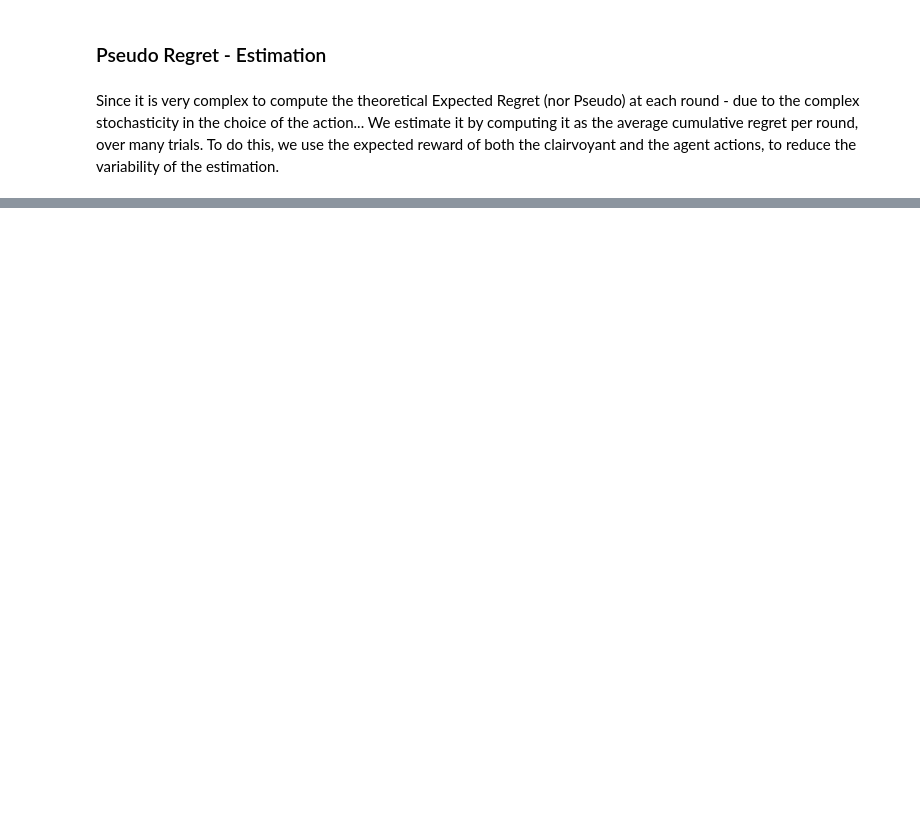
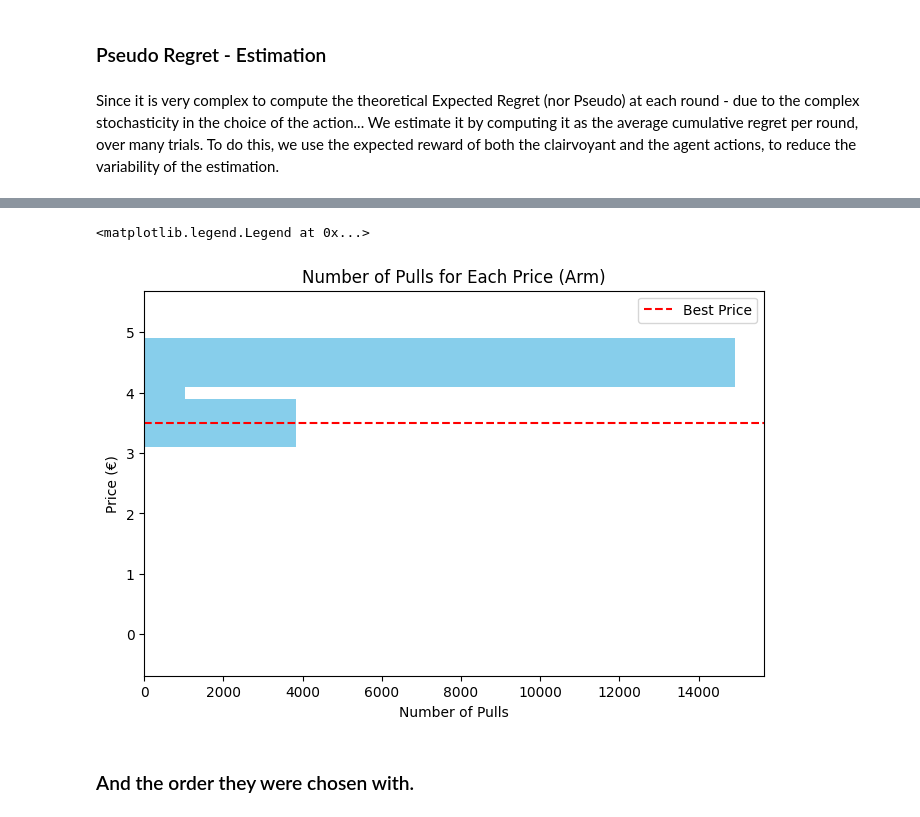
Before and after one commit to peetceenatoo/online-learning, a Jupyter notebook: R1.ipynb, the cells around one changed output, grey strips where cells are left out. Saved outputs shown, nothing was run; the diff lists cells and outputs as text; code cells hidden in the pictures; blank space fills up the shorter version.

```diff
--- a/R1.ipynb
+++ b/R1.ipynb
@@ -302,0 +490,14 @@ plt.legend()
+# %%
+# --- Chosen arms on the alst trial ---
+plt.figure(figsize=(8, 5))
+plt.barh(P, ucb_like_agent.N_pulls, color='skyblue')  # Usa i prezzi come y invece degli indici
+plt.axhline(P[best_realized_index], color='red', linestyle='--', label='Best Price')  # Linea orizzontale al prezzo migliore
+plt.xlabel('Number of Pulls')
+plt.ylabel('Price (€)')
+plt.title('Number of Pulls for Each Price (Arm)')
+plt.legend()
+# %% [output]
+<matplotlib.legend.Legend at 0x...>
+[figure, added]
+# %% [markdown]
+### And the order they were chosen with.
```
Also changed, not shown: parts of 23 cells of this notebook.
